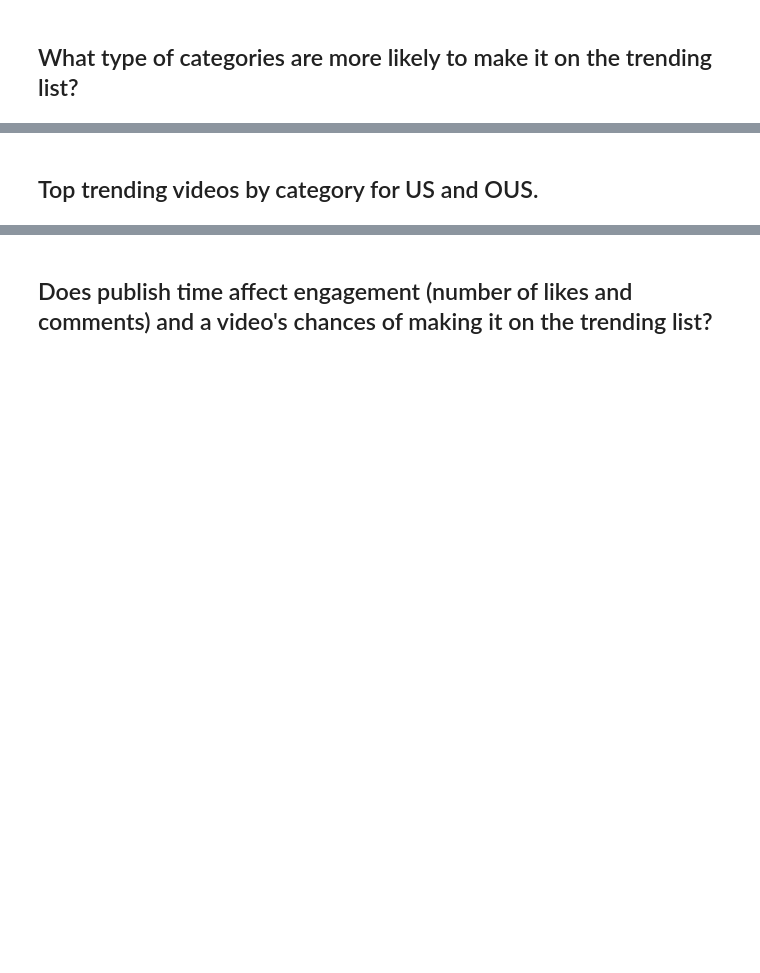
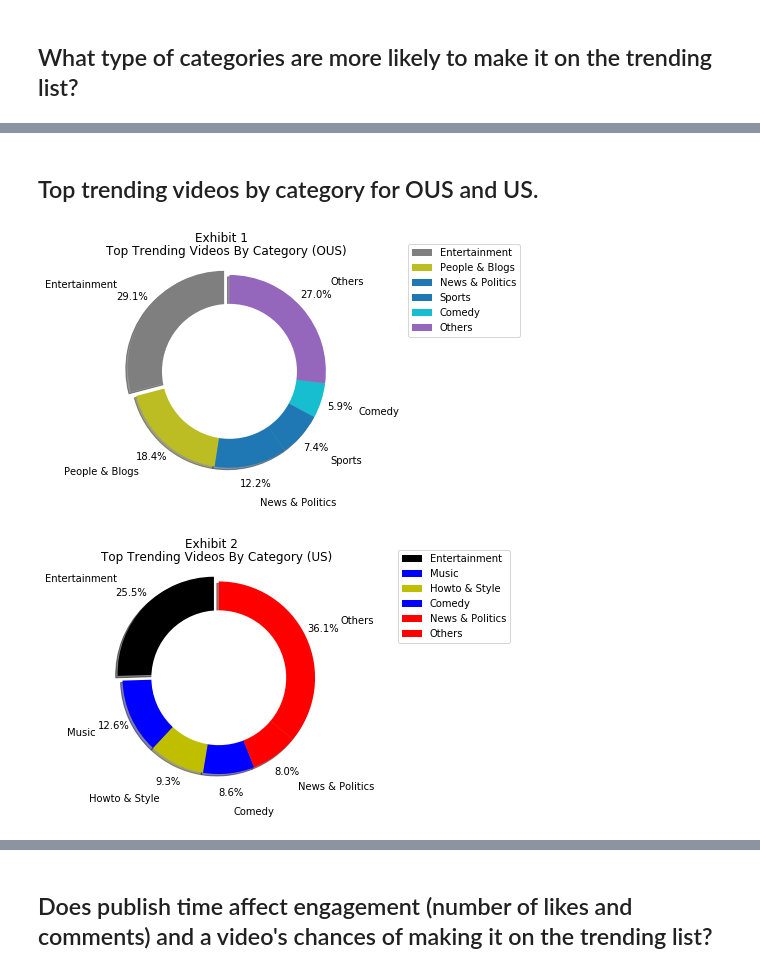
Before and after one commit to philipstubbs13/team_hopper, a Jupyter notebook: youtube_trends.ipynb, the cells around one changed output, grey strips where cells are left out. Saved outputs shown, nothing was run; the diff lists cells and outputs as text; code cells hidden in the pictures; blank space fills up the shorter version.

```diff
--- a/youtube_trends.ipynb
+++ b/youtube_trends.ipynb
@@ -443,5 +646,5 @@ print('-------------------------------------------------------')
 # %% [markdown]
-## Top trending videos by category for US and OUS.
+## Top trending videos by category for OUS and US.
 # %%
 # Create two pie charts. One that shows the top trending videos by category for US. Other for OUS (Outside of US).
 # The colors of each section of the pie chart.
@@ -479,6 +682,7 @@ plt.axis('equal')
 
 # Add a title.
 plt.title("Top Trending Videos By Category (OUS)")
+plt.suptitle("Exhibit 1")
 
 # Add a legend.
 plt.legend(bbox_to_anchor=(1.025,1.10), loc="upper left")
@@ -487,30 +691,35 @@ plt.legend(bbox_to_anchor=(1.025,1.10), loc="upper left")
 plt.savefig("./Images/top_trending_videos_by_category_ous.png", bbox_inches='tight')
 
 # Create plot for US.
 plt.figure(1)
 
 # explosion
 explode = (0.07,0,0,0,0,0)
 
 # Create pie chart.
 plt.pie(sizes_us, colors=colors_us, labels=labels_us, autopct='%1.1f%%', startangle=90,  pctdistance=1.2, labeldistance=1.4, explode=explode, shadow=True)
 
 # Make a donut chart.
 centre_circle = plt.Circle((0,0),0.70,fc='white')
 fig = plt.gcf()
 fig.gca().add_artist(centre_circle)
 
 # Equal axis
 plt.axis('equal')
 
 # Add a title.
 plt.title("Top Trending Videos By Category (US)")
+plt.suptitle("Exhibit 2")
+
 
 # Add a legend.
 plt.legend(bbox_to_anchor=(1.025,1.10), loc="upper left")
 
 # Save figure
 plt.savefig("./Images/top_trending_videos_by_category_us.png", bbox_inches='tight')
 
 # Show plot
 plt.show()
+# %% [output]
+[figure, added]
+[figure, added]
```
Also changed, not shown: parts of 23 cells of this notebook, 3 other files.
